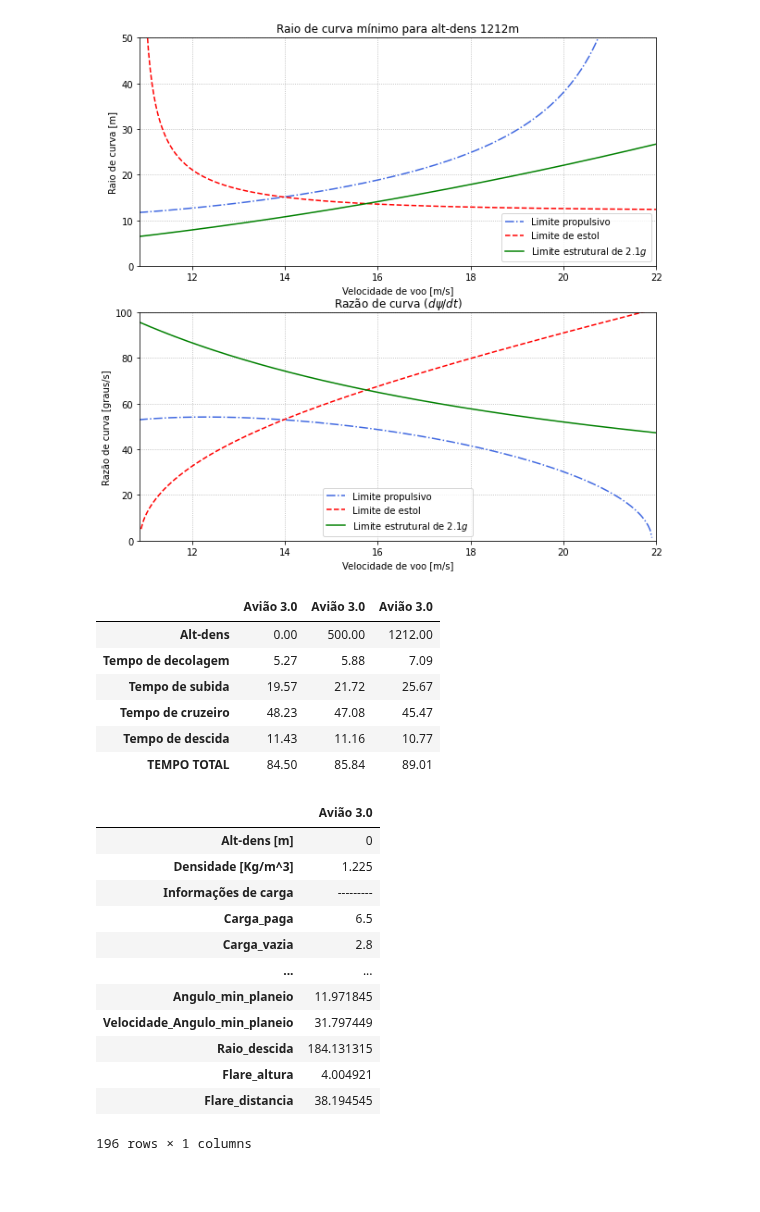
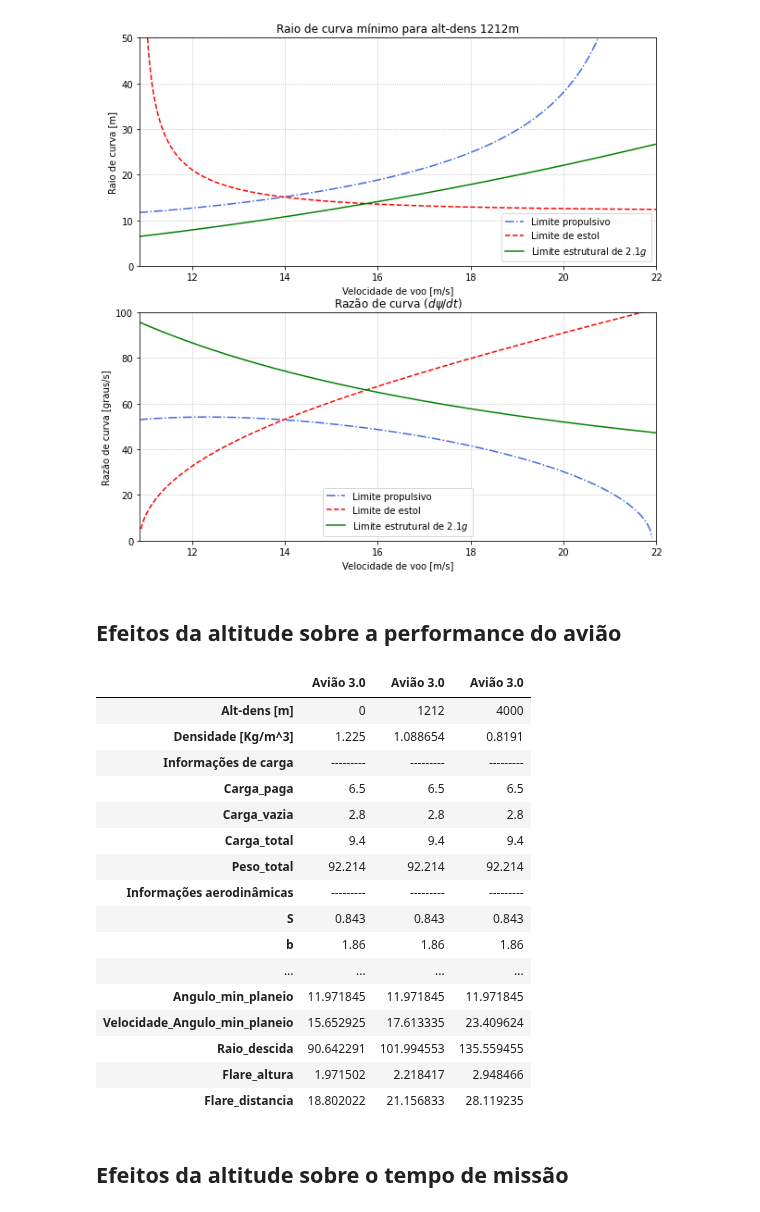
Before and after one commit to Chabole/Python, a Jupyter notebook: Projeto Zebra/Processo_trainee_desempenho.ipynb, the cells around one changed output. Saved outputs shown, nothing was run; the diff lists cells and outputs as text; code cells hidden in the pictures; blank space fills up the shorter version.

```diff
--- a/Projeto Zebra/Processo_trainee_desempenho.ipynb
+++ b/Projeto Zebra/Processo_trainee_desempenho.ipynb
@@ -717,41 +719,31 @@ ax[1].legend()
 <matplotlib.legend.Legend at 0x...>
 [figure]
 [figure]
-# %%
-import ZebraLib as zb
-import numpy as np
-import matplotlib.pyplot as plt
-import seaborn as sns
-import pandas as pd
-
-#Avião para ser analisado
-Zb = zb.Airplane(name='Avião 3.0', b=1.86, S=0.843, Af=0.601, c=0.463, CLmax= 1.5193,
-              Load=6.5, mv=2.8, CLn=1.080, Nmax=2.1, z=0.22, Swet= 10, Tc=(-0.001, -0.225, 35.225))
-
-pd.concat([Zb.mission_Time(), Zb.mission_Time(rho=zb.alt2rho(500)), Zb.mission_Time(rho=zb.alt2rho(1212))], axis=1)
-# %% [output]
-|  | Avião 3.0 | Avião 3.0 | Avião 3.0 |
-| Alt-dens | 0.00 | 500.00 | 1212.00 |
-| Tempo de decolagem | 5.27 | 5.88 | 7.09 |
-| Tempo de subida | 19.57 | 21.72 | 25.67 |
-| Tempo de cruzeiro | 48.23 | 47.08 | 45.47 |
-| Tempo de descida | 11.43 | 11.16 | 10.77 |
-| TEMPO TOTAL | 84.50 | 85.84 | 89.01 |
+# %% [markdown]
+## Efeitos da altitude sobre a performance do avião
 # %%
-Aviões = [Zb.airplane_Info(), Zb.airplane_Info(rho=zb.alt2rho(1212)), Zb.airplane_Info(rho=zb.alt2rho(6300)), Zb.airplane_Info(rho=zb.alt2rho(6800))]
+Aviões = [Zb.airplane_Info(),
+          Zb.airplane_Info(rho=zb.alt2rho(1212)),
+          Zb.airplane_Info(rho=zb.alt2rho(4000))]
 
-pd.concat(Aviões, axis=0)
+pd.concat(Aviões, axis=1)
 # %% [output]
-|  | Avião 3.0 |
-| Alt-dens [m] | 0 |
-| Densidade [Kg/m^3] | 1.225 |
-| Informações de carga | --------- |
-| Carga_paga | 6.5 |
-| Carga_vazia | 2.8 |
-| ... | ... |
-| Angulo_min_planeio | 11.971845 |
-| Velocidade_Angulo_min_planeio | 31.797449 |
-| Raio_descida | 184.131315 |
-| Flare_altura | 4.004921 |
-| Flare_distancia | 38.194545 |
+|  | Avião 3.0 | Avião 3.0 | Avião 3.0 |
+| Alt-dens [m] | 0 | 1212 | 4000 |
+| Densidade [Kg/m^3] | 1.225 | 1.088654 | 0.8191 |
+| Informações de carga | --------- | --------- | --------- |
+| Carga_paga | 6.5 | 6.5 | 6.5 |
+| Carga_vazia | 2.8 | 2.8 | 2.8 |
+| Carga_total | 9.4 | 9.4 | 9.4 |
+| Peso_total | 92.214 | 92.214 | 92.214 |
+| Informações aerodinâmicas | --------- | --------- | --------- |
+| S | 0.843 | 0.843 | 0.843 |
+| b | 1.86 | 1.86 | 1.86 |
+| ... | ... | ... | ... |
+| Angulo_min_planeio | 11.971845 | 11.971845 | 11.971845 |
+| Velocidade_Angulo_min_planeio | 15.652925 | 17.613335 | 23.409624 |
+| Raio_descida | 90.642291 | 101.994553 | 135.559455 |
+| Flare_altura | 1.971502 | 2.218417 | 2.948466 |
+| Flare_distancia | 18.802022 | 21.156833 | 28.119235 |
-196 rows × 1 columns
+# %% [markdown]
+## Efeitos da altitude sobre o tempo de missão
```
Also changed, not shown: parts of 2 cells of this notebook, 3 other files.
